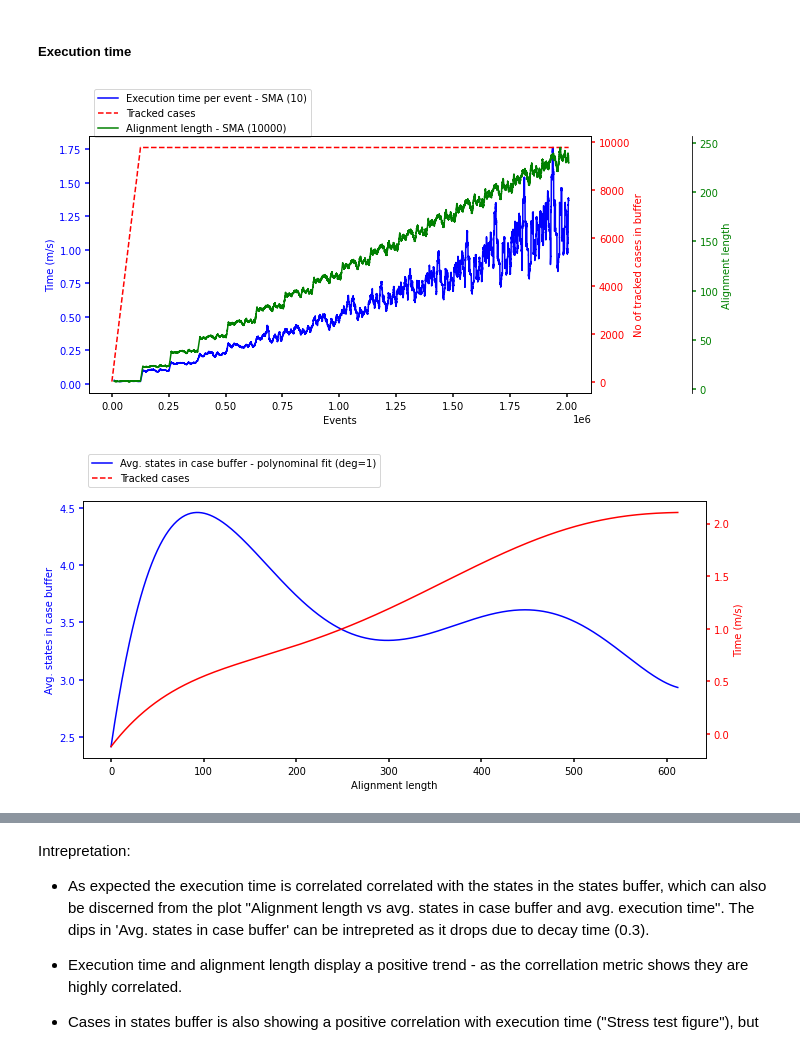
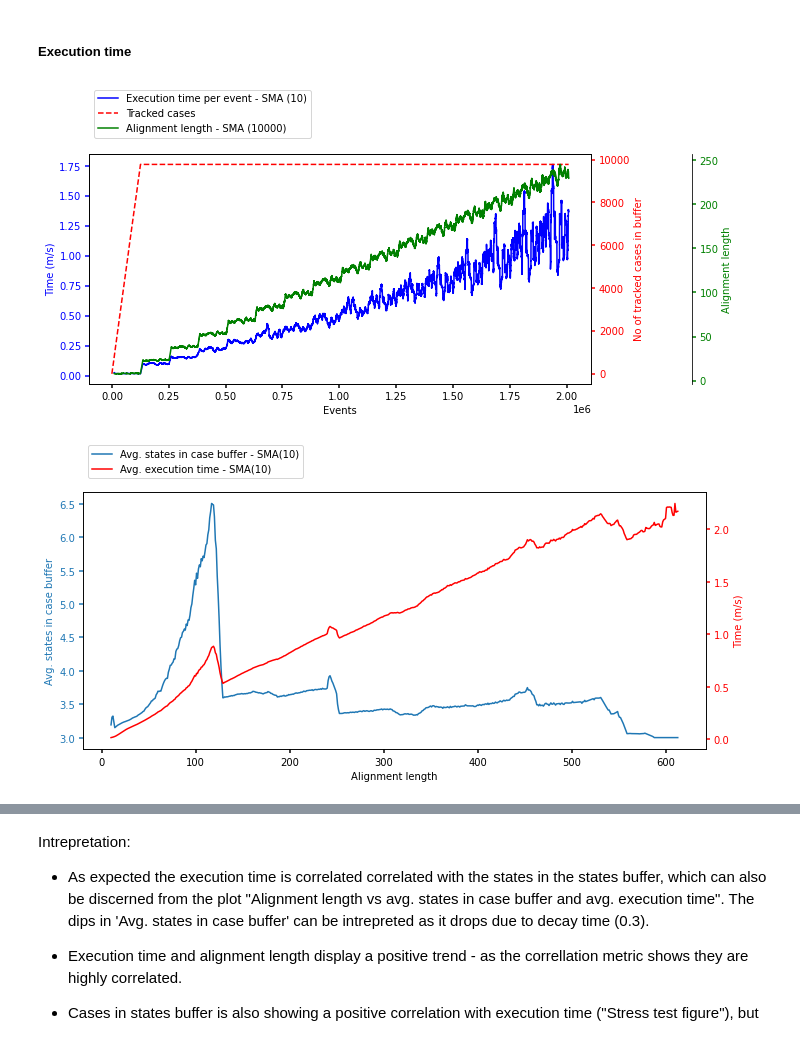
Before and after one commit to MaxTNielsen/ConformanceCheckingUsingTries, a Jupyter notebook: Jupyter/analysis.ipynb, the cells around one changed output, grey strips where cells are left out. Saved outputs shown, nothing was run; the diff lists cells and outputs as text; code cells hidden in the pictures.

```diff
--- a/Jupyter/analysis.ipynb
+++ b/Jupyter/analysis.ipynb
@@ -573,68 +650,68 @@ ax1 = ax.twinx()
 ax2 = ax.twinx()
 
 p1, = ax.plot(stress_test_time.ExecutionTime.rolling(10000).mean(), 'b-', label="Execution time per event - SMA (10)")
 p2, = ax1.plot(stress_test_time['Total cases'], 'r--', label="Tracked cases")
 p3, = ax2.plot(stress_test_time['Alignment length'].rolling(10000).mean(), 'g-', label="Alignment length - SMA (10000)")
 
 ax.set_xlabel('Events')
 ax.set_ylabel('Time (m/s)')
 
 ax1.set_ylabel('No of tracked cases in buffer')
 ax2.set_ylabel("Alignment length")
 
 ax.yaxis.label.set_color(p1.get_color())
 ax1.yaxis.label.set_color(p2.get_color())
 ax2.yaxis.label.set_color(p3.get_color())
 
 tkw = dict(size=4, width=1.5)
 
 ax.tick_params(axis='y', colors=p1.get_color(), **tkw)
 ax1.tick_params(axis='y', colors=p2.get_color(), **tkw)
 ax2.tick_params(axis='y', colors=p3.get_color(), **tkw)
 ax.tick_params(axis='x', **tkw)
 
-ax.legend(handles=[p1, p2, p3], bbox_to_anchor=(0, 1.2, 1, 0), loc=2)
+ax.legend(handles=[p1, p2, p3], bbox_to_anchor=(0, 1.3, 1, 0), loc=2)
 ax2.spines.right.set_position(("axes", 1.2))
 
 fig.tight_layout()
 #plt.title("Stress test")
 plt.savefig("images/cases 10000 - execution time, tracked cases, alignment length.pdf")
 plt.show()
 # %% [output]
-[figure, old version]
+[figure, new version]
 # %%
 avg_quesize = stress_test_time.groupby('Alignment length').agg({'Total states':np.mean, 'ExecutionTime':np.mean})
 x = np.arange(avg_quesize.shape[0])
 
-fig, ax = plt.subplots(figsize=(10,5))
+fig, ax1 = plt.subplots(figsize=(10,5))
 
 poly_fn = Polynomial.fit(x, avg_quesize['Total states'].values, 5)
 y = poly_fn(x)
 
-p1, = ax.plot(y, 'b-', label="Avg. states in case buffer - polynominal fit (deg=1)")
-ax.set_xlabel('Alignment length')
-ax.set_ylabel('Avg. states in case buffer')
-# ax1.plot(avg_quesize.index, avg_quesize['Total states'].rolling(10).mean(), label='Avg. states in case buffer - SMA(10)');
+ax1.set_xlabel('Alignment length')
+ax1.set_ylabel('Avg. states in case buffer')
+#p1, = ax1.plot(y, 'b-', label="Avg. states in case buffer - polynominal fit (deg=5)")
+p1, = ax1.plot(avg_quesize.index, avg_quesize['Total states'].rolling(10).mean(), label='Avg. states in case buffer - SMA(10)');
 
 poly_fn = Polynomial.fit(x, avg_quesize['ExecutionTime'].values, 5)
 y = poly_fn(x)
 
-ax1 = ax.twinx()
-p2, ax1.plot(y, color='red', label='Avg. execution time - polynominal fit (deg=1)');
-#p2, ax2.plot(avg_quesize.index, avg_quesize['ExecutionTime'].rolling(10).mean(), color='red', label='Avg. execution time - SMA(10)');
-ax1.set_ylabel('Time (m/s)')
+ax2 = ax1.twinx()
+#p2, = ax2.plot(y, color='red', label='Avg. execution time - polynominal fit (deg=5)');
+p2, = ax2.plot(avg_quesize.index, avg_quesize['ExecutionTime'].rolling(10).mean(), color='red', label='Avg. execution time - SMA(10)');
+ax2.set_ylabel('Time (m/s)')
 
-ax.yaxis.label.set_color(p1.get_color())
-ax1.yaxis.label.set_color(p2.get_color())
+ax1.yaxis.label.set_color(p1.get_color())
+ax2.yaxis.label.set_color(p2.get_color())
 
 tkw = dict(size=4, width=1.5)
 
-ax.tick_params(axis='y', colors=p1.get_color(), **tkw)
-ax1.tick_params(axis='y', colors=p2.get_color(), **tkw)
-ax.tick_params(axis='x', **tkw)
+ax1.tick_params(axis='y', colors=p1.get_color(), **tkw)
+ax2.tick_params(axis='y', colors=p2.get_color(), **tkw)
+ax1.tick_params(axis='x', **tkw)
 
-ax.legend(handles=[p1, p2], bbox_to_anchor=(0, 1.2, 1, 0), loc=2)
-ax1.spines.right.set_position(("axes", 1.))
+ax1.legend(handles=[p1, p2], bbox_to_anchor=(0, 1.2, 1, 0), loc=2)
+ax2.spines.right.set_position(("axes", 1.))
 
 fig.tight_layout()
 #plt.title('Alignment length vs avg. states in case buffer and avg. execution time')
@@ -642,7 +719,7 @@ plt.xlabel('Alignment Length')
 plt.savefig("images/cases 10000 - alignment length vs states in case buffer and avg execution time.pdf")
 plt.show()
 # %% [output]
-[figure, old version]
+[figure, new version]
 # %%
 rho_time_alg = stats.spearmanr(stress_test_time['ExecutionTime'], stress_test_time['Alignment length'])
 rho_time_cases = stats.spearmanr(stress_test_time['ExecutionTime'], stress_test_time['Total cases'])
```
Also changed, not shown: parts of 51 cells of this notebook, 5 other files.
